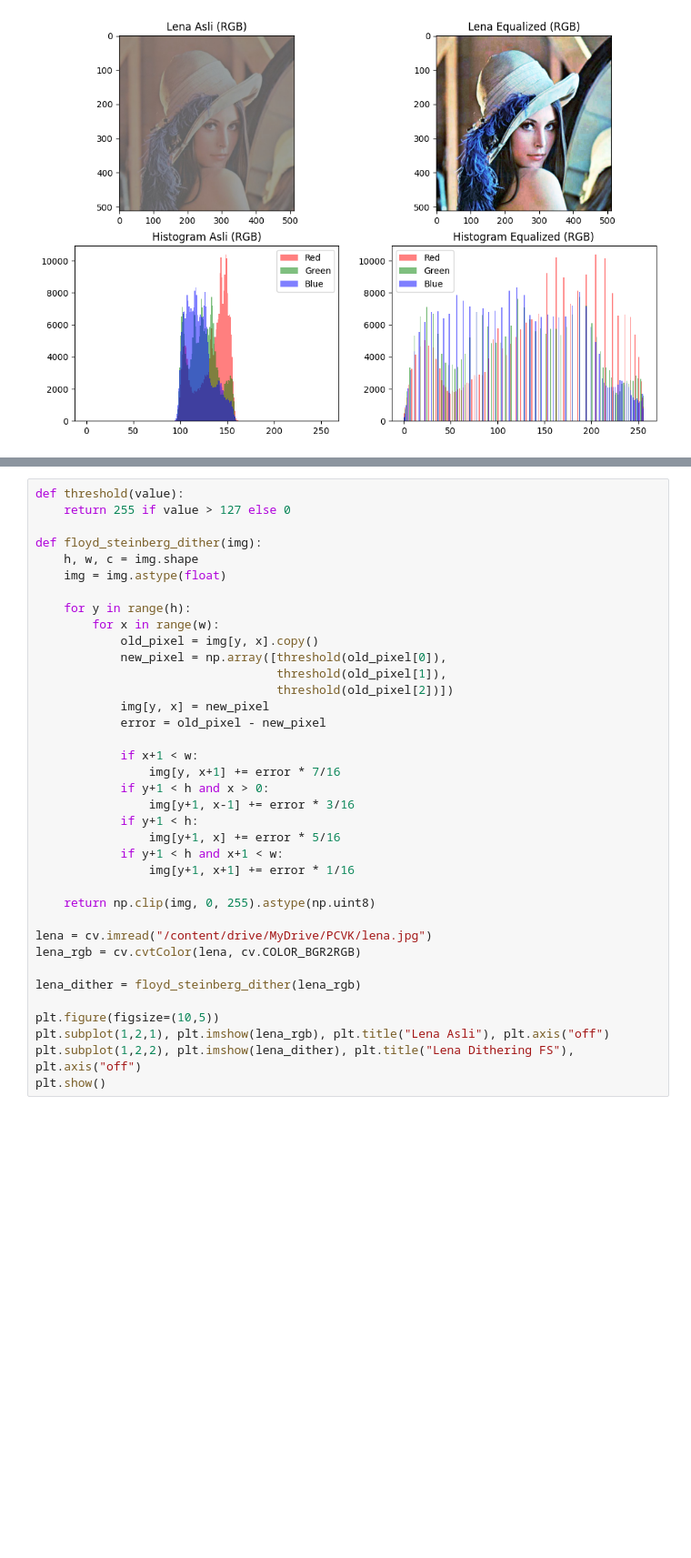
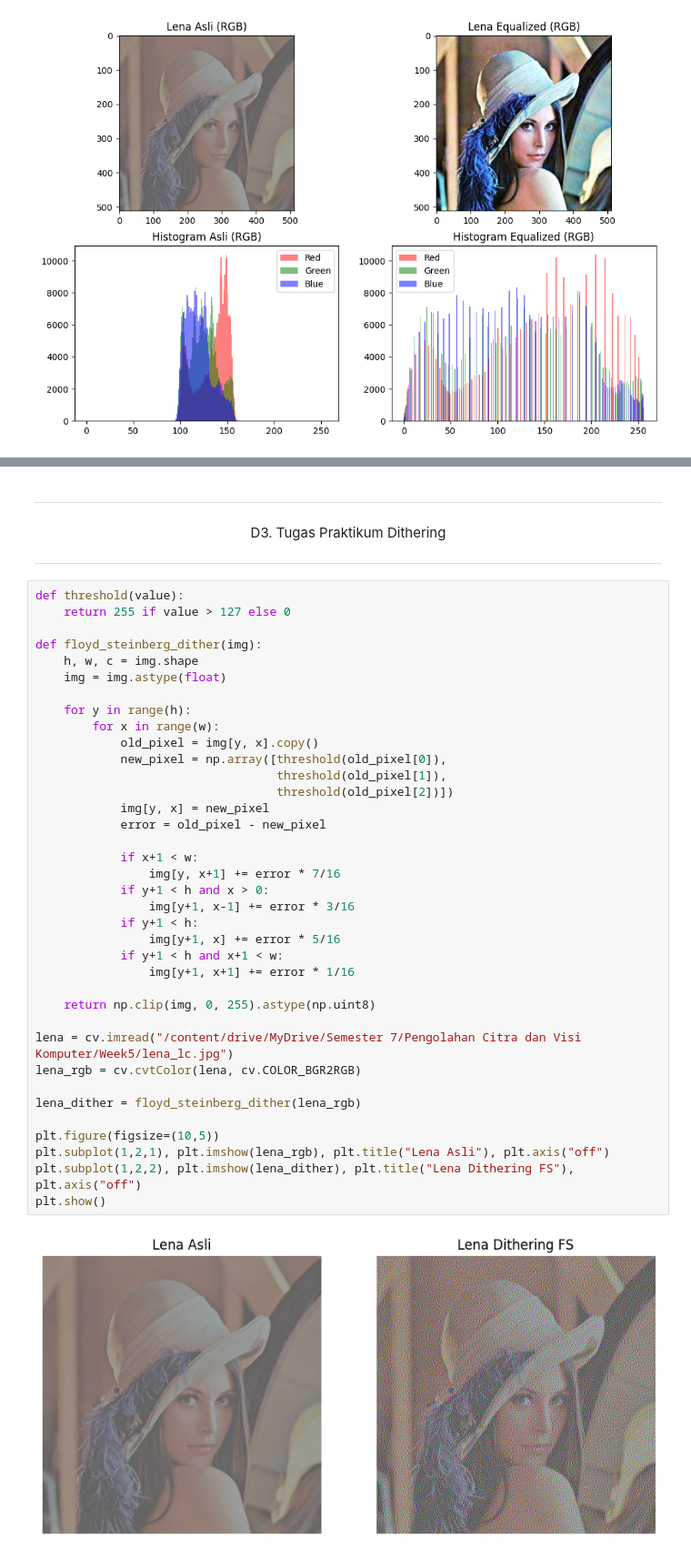
Before and after one commit to Molzard/PCVK-Ganjil-2025, a Jupyter notebook: Week5_04.ipynb, the cells around one changed output, grey strips where cells are left out. Shown at 91% size. Cells and saved outputs as stored; diff of their text form; blank space fills up the shorter version.

```diff
--- a/Week5_04.ipynb
+++ b/Week5_04.ipynb
@@ -220,3 +220,11 @@ PSNR Lena_lc (asli vs equalized): 12.66 dB
+# %% [markdown]
+---
+
+
+<p align="center">D3. Tugas Praktikum Dithering</p>
+
+
+---
 # %%
 def threshold(value):
     return 255 if value > 127 else 0
@@ -226,34 +234,36 @@ def floyd_steinberg_dither(img):
     img = img.astype(float)
 
     for y in range(h):
         for x in range(w):
             old_pixel = img[y, x].copy()
             new_pixel = np.array([threshold(old_pixel[0]),
                                   threshold(old_pixel[1]),
                                   threshold(old_pixel[2])])
             img[y, x] = new_pixel
             error = old_pixel - new_pixel
 
             if x+1 < w:
                 img[y, x+1] += error * 7/16
             if y+1 < h and x > 0:
                 img[y+1, x-1] += error * 3/16
             if y+1 < h:
                 img[y+1, x] += error * 5/16
             if y+1 < h and x+1 < w:
                 img[y+1, x+1] += error * 1/16
 
     return np.clip(img, 0, 255).astype(np.uint8)
 
-lena = cv.imread("/content/drive/MyDrive/PCVK/lena.jpg")
+lena = cv.imread("/content/drive/MyDrive/Semester 7/Pengolahan Citra dan Visi Komputer/Week5/lena_lc.jpg")
 lena_rgb = cv.cvtColor(lena, cv.COLOR_BGR2RGB)
 
 lena_dither = floyd_steinberg_dither(lena_rgb)
 
 plt.figure(figsize=(10,5))
 plt.subplot(1,2,1), plt.imshow(lena_rgb), plt.title("Lena Asli"), plt.axis("off")
 plt.subplot(1,2,2), plt.imshow(lena_dither), plt.title("Lena Dithering FS"), plt.axis("off")
 plt.show()
+# %% [output]
+[figure, added]
 # %%
 def threshold(value):
     return 255 if value > 127 else 0
```
Also changed, not shown: parts of 1 cell of this notebook.
